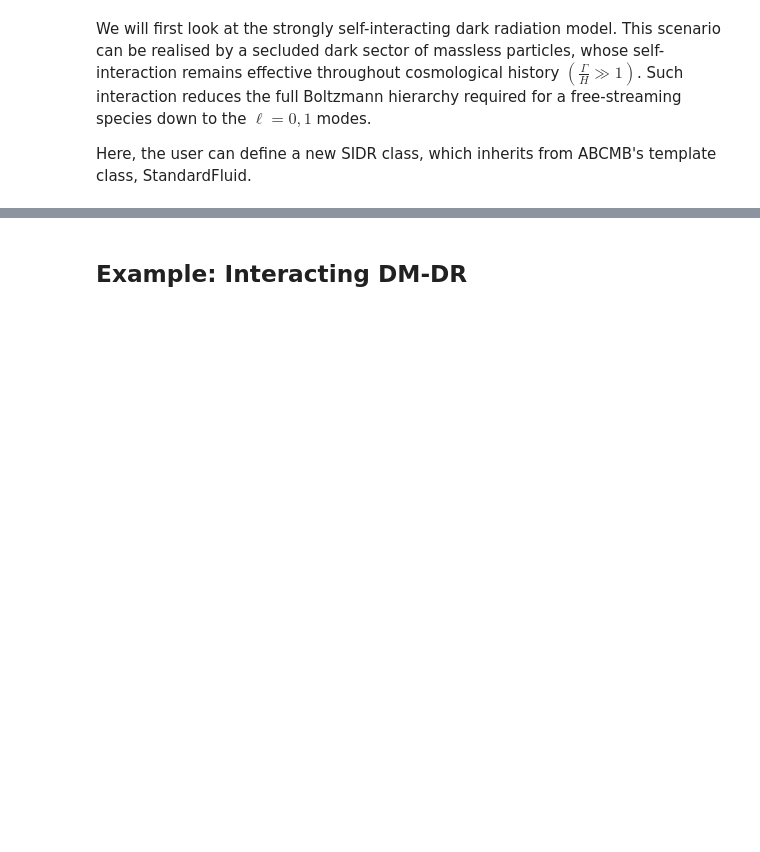
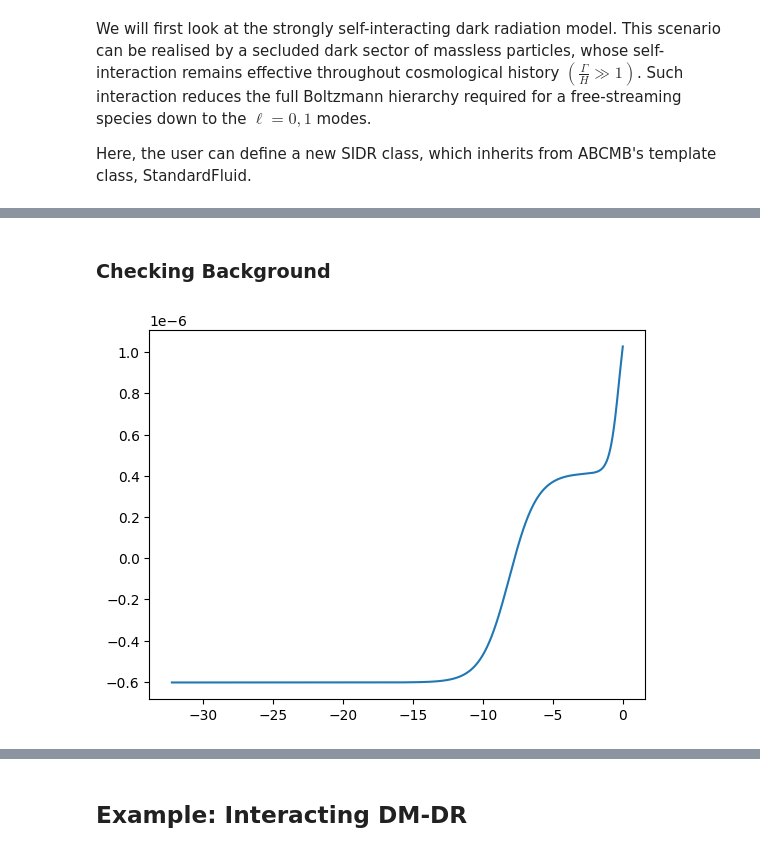
Before and after one commit to cgiovanetti/ABCMB-k, a Jupyter notebook: example_notebooks/Modifying_ABCMB.ipynb, the cells around one changed output, grey strips where cells are left out. Drawn from its saved outputs; the diff is of its cells as text; code cells hidden in the pictures; blank space fills up the shorter version.

```diff
--- a/example_notebooks/Modifying_ABCMB.ipynb
+++ b/example_notebooks/Modifying_ABCMB.ipynb
@@ -185,3 +199,0 @@ Array(0.1418, dtype=float64)
-# %%
-params = SIDRmodel.add_derived_parameters(params)
-BG = SIDRmodel.get_BG(params)
@@ -257,0 +235,18 @@ CLASS_SIDR_tt = CLASS_SIDR[:,1]
+# %% [markdown]
+### Checking Background
+# %%
+class_bg = class_lcdm.get_background()
+BG = label[-1]
+# %%
+a = 1./(class_bg["z"]+1)
+lna = jnp.log(a)
+class_aH = a*class_bg['H [1/Mpc]']
+abcmb_aH = BG.aH(lna, params)
+
+#plt.plot(lna, class_aH)
+#plt.plot(lna, abcmb_aH, "--")
+#plt.yscale("log")
+plt.plot(lna, abcmb_aH/class_aH - 1.)
+plt.show()
+# %% [output]
+[figure, added]
```
Also changed, not shown: parts of 31 cells of this notebook.
